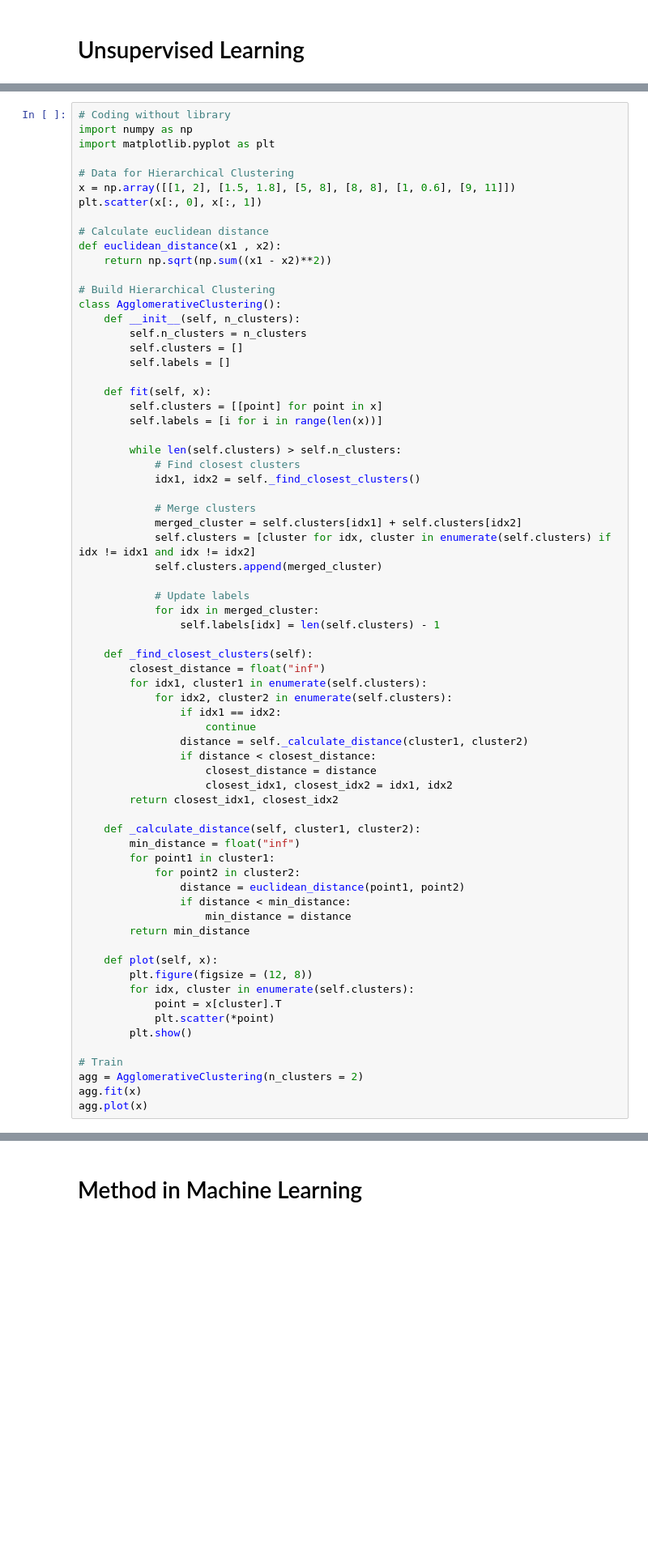
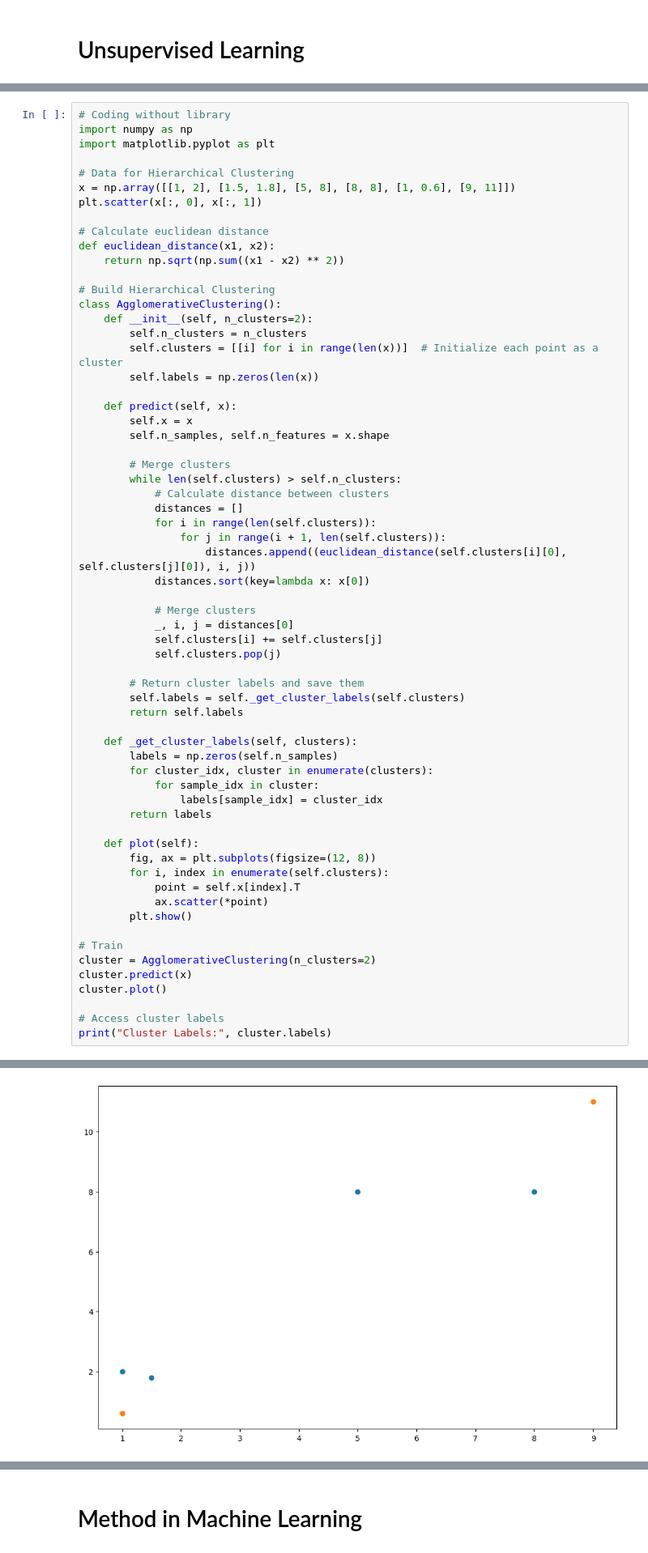
Before and after one commit to KasaiHarcore/Artificial-Intelligent-Skills, a Jupyter notebook: Machine Learning Summaries.ipynb, the cells around one changed output, grey strips where cells are left out. Shown at 81% size. Drawn from its saved outputs; the diff is of its cells as text; blank space fills up the shorter version.

```diff
--- a/Machine Learning Summaries.ipynb
+++ b/Machine Learning Summaries.ipynb
@@ -1707,63 +1706,57 @@ x = np.array([[1, 2], [1.5, 1.8], [5, 8], [8, 8], [1, 0.6], [9, 11]])
 plt.scatter(x[:, 0], x[:, 1])
 
 # Calculate euclidean distance
-def euclidean_distance(x1 , x2):
-    return np.sqrt(np.sum((x1 - x2)**2))
+def euclidean_distance(x1, x2):
+    return np.sqrt(np.sum((x1 - x2) ** 2))
 
 # Build Hierarchical Clustering
 class AgglomerativeClustering():
-    def __init__(self, n_clusters):
+    def __init__(self, n_clusters=2):
         self.n_clusters = n_clusters
-        self.clusters = []
-        self.labels = []
+        self.clusters = [[i] for i in range(len(x))]  # Initialize each point as a cluster
+        self.labels = np.zeros(len(x))
 
-    def fit(self, x):
-        self.clusters = [[point] for point in x]
-        self.labels = [i for i in range(len(x))]
+    def predict(self, x):
+        self.x = x
+        self.n_samples, self.n_features = x.shape
 
+        # Merge clusters
         while len(self.clusters) > self.n_clusters:
-            # Find closest clusters
-            idx1, idx2 = self._find_closest_clusters()
+            # Calculate distance between clusters
+            distances = []
+            for i in range(len(self.clusters)):
+                for j in range(i + 1, len(self.clusters)):
+                    distances.append((euclidean_distance(self.clusters[i][0], self.clusters[j][0]), i, j))
+            distances.sort(key=lambda x: x[0])
 
             # Merge clusters
-            merged_cluster = self.clusters[idx1] + self.clusters[idx2]
-            self.clusters = [cluster for idx, cluster in enumerate(self.clusters) if idx != idx1 and idx != idx2]
-            self.clusters.append(merged_cluster)
+            _, i, j = distances[0]
+            self.clusters[i] += self.clusters[j]
+            self.clusters.pop(j)
 
-            # Update labels
-            for idx in merged_cluster:
-                self.labels[idx] = len(self.clusters) - 1
+        # Return cluster labels and save them
+        self.labels = self._get_cluster_labels(self.clusters)
+        return self.labels
 
-    def _find_closest_clusters(self):
-        closest_distance = float("inf")
-        for idx1, cluster1 in enumerate(self.clusters):
-            for idx2, cluster2 in enumerate(self.clusters):
-                if idx1 == idx2:
-                    continue
-                distance = self._calculate_distance(cluster1, cluster2)
-                if distance < closest_distance:
-                    closest_distance = distance
-                    closest_idx1, closest_idx2 = idx1, idx2
-        return closest_idx1, closest_idx2
+    def _get_cluster_labels(self, clusters):
+        labels = np.zeros(self.n_samples)
+        for cluster_idx, cluster in enumerate(clusters):
+            for sample_idx in cluster:
+                labels[sample_idx] = cluster_idx
+        return labels
 
-    def _calculate_distance(self, cluster1, cluster2):
-        min_distance = float("inf")
-        for point1 in cluster1:
-            for point2 in cluster2:
-                distance = euclidean_distance(point1, point2)
-                if distance < min_distance:
-                    min_distance = distance
-        return min_distance
-
-    def plot(self, x):
-        plt.figure(figsize = (12, 8))
-        for idx, cluster in enumerate(self.clusters):
-            point = x[cluster].T
-            plt.scatter(*point)
+    def plot(self):
+        fig, ax = plt.subplots(figsize=(12, 8))
+        for i, index in enumerate(self.clusters):
+            point = self.x[index].T
+            ax.scatter(*point)
         plt.show()
 
 # Train
-agg = AgglomerativeClustering(n_clusters = 2)
-agg.fit(x)
-agg.plot(x)
+cluster = AgglomerativeClustering(n_clusters=2)
+cluster.predict(x)
+cluster.plot()
+
+# Access cluster labels
+print("Cluster Labels:", cluster.labels)
 # %% [output]
@@ -1769,0 +1764 @@ agg.plot(x)
+[figure, added]
```
Also changed, not shown: parts of 5 cells of this notebook.
